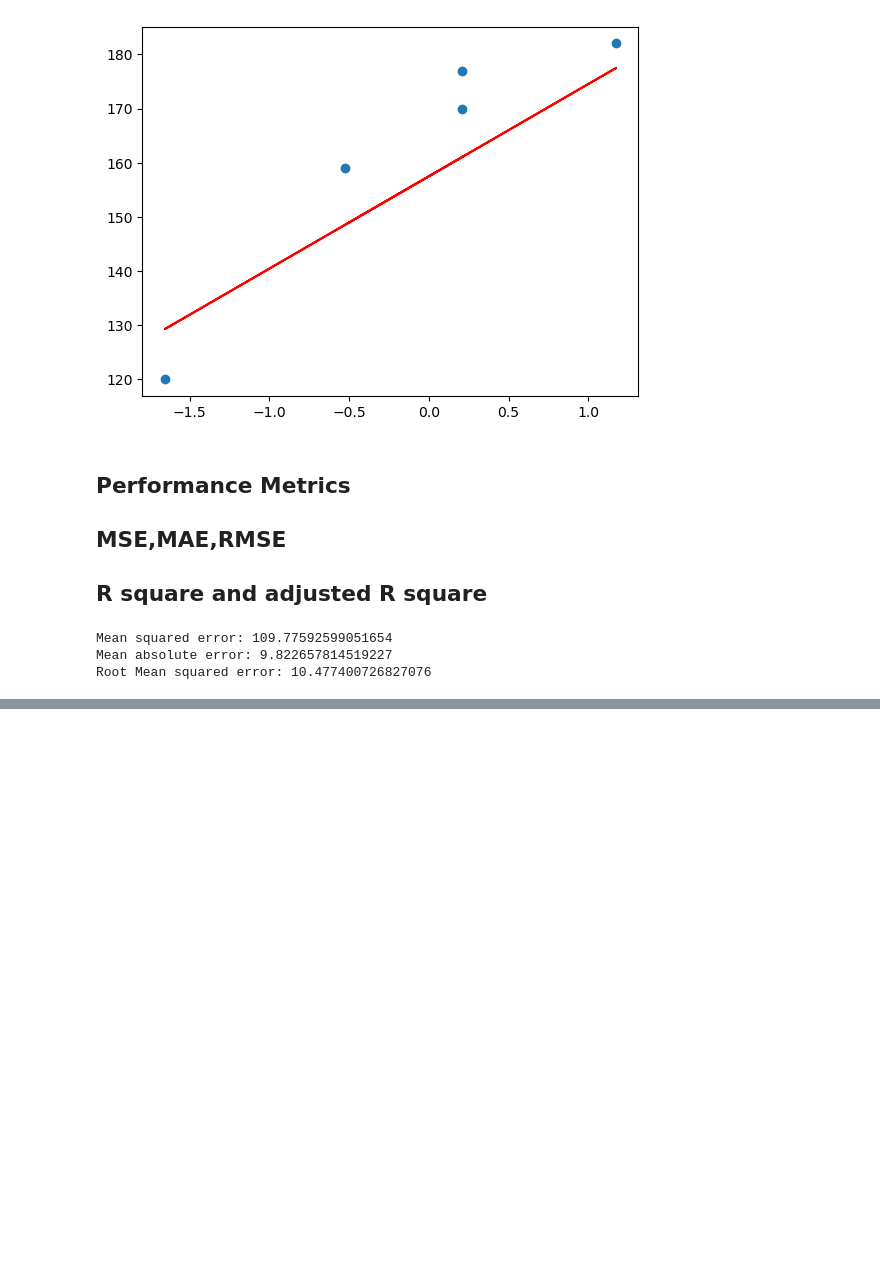
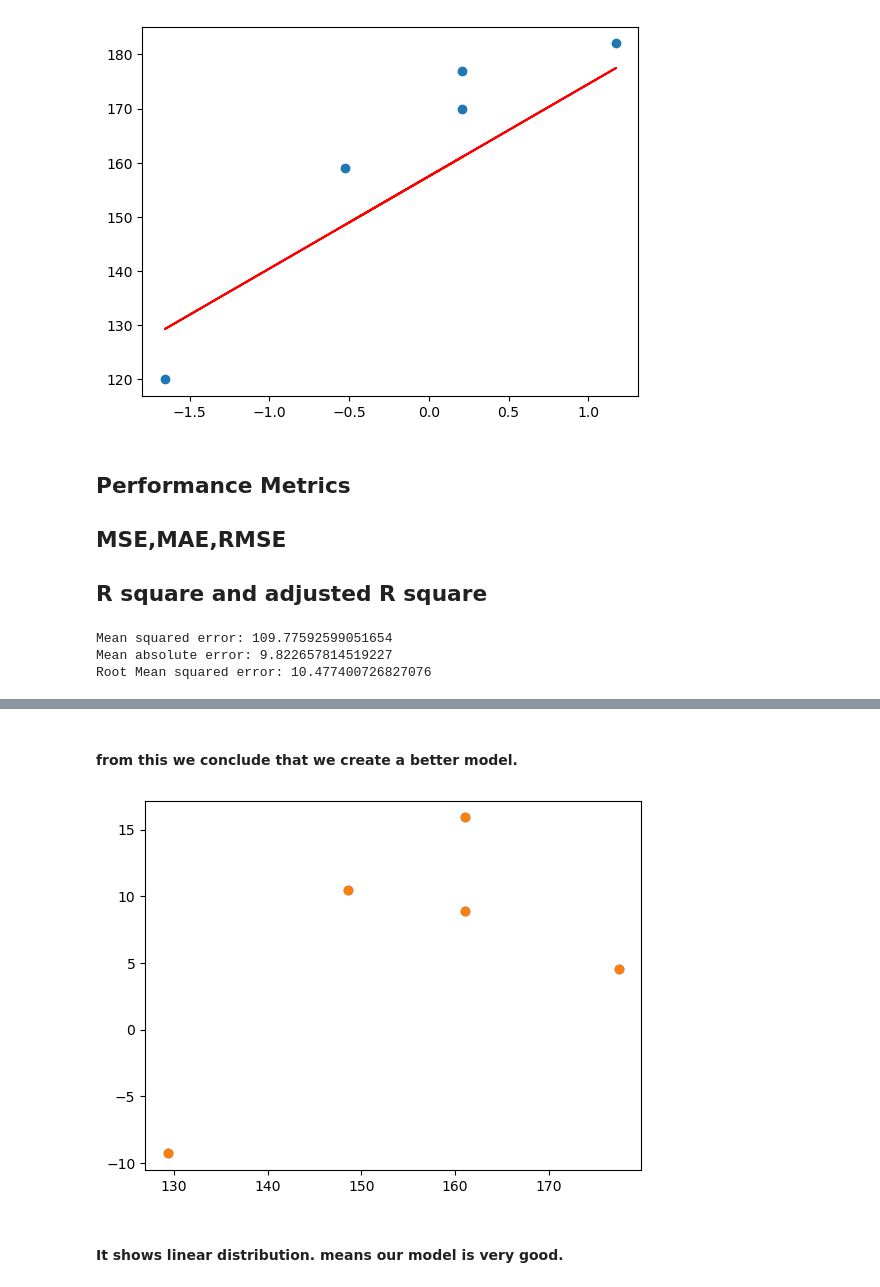
Before and after one commit to ganeshbgunjal/Projects, a Jupyter notebook: 1 Simple Linear Regression/1 Simple Linear Regression.ipynb, the cells around one changed output, grey strips where cells are left out. Cells and saved outputs as stored; diff of their text form; code cells hidden in the pictures; blank space fills up the shorter version.

```diff
--- a/1 Simple Linear Regression/1 Simple Linear Regression.ipynb
+++ b/1 Simple Linear Regression/1 Simple Linear Regression.ipynb
@@ -188,0 +278,11 @@ Root Mean squared error: 10.477400726827076
+# %% [markdown]
+#### from this we conclude that we create a better model.
+# %%
+## Scatter plot with respect to prediction and residuals
+## uniform distribution
+plt.scatter(y_pred_test,residuals)
+plt.show()
+# %% [output]
+[figure, added]
+# %% [markdown]
+#### It shows linear distribution. means our model is very good.
```
Also changed, not shown: parts of 18 cells of this notebook.
